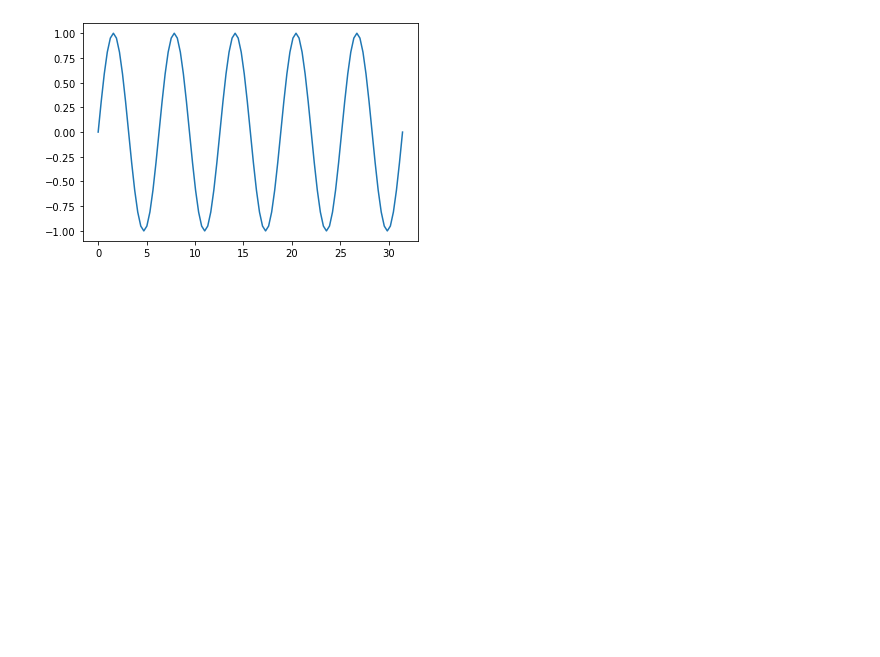
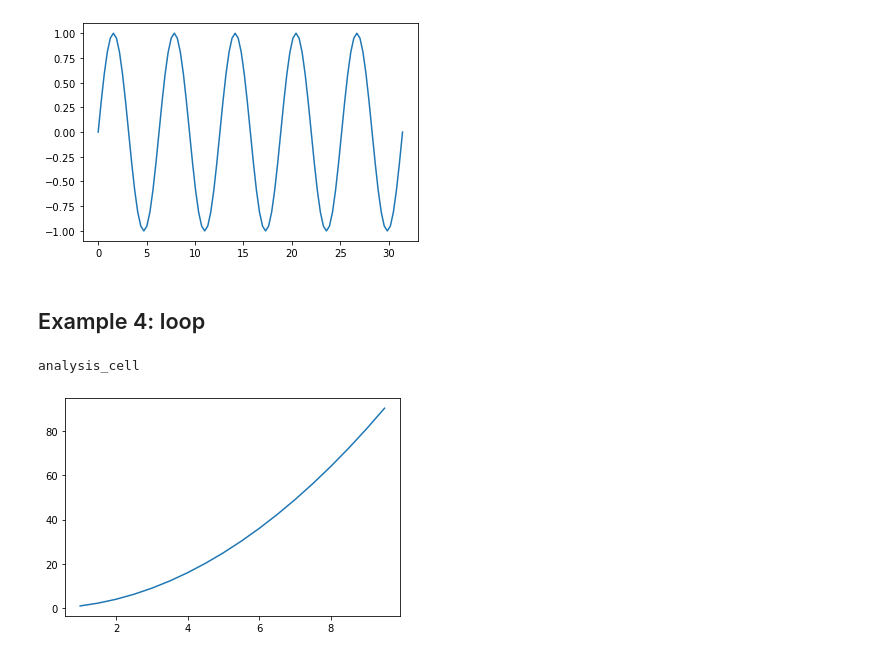
Before and after one commit to kyrylo-gr/labmate, a Jupyter notebook: docs/examples/acquisition_and_analysis_notebook.ipynb, the cells around one changed output. Cells and saved outputs as stored; diff of their text form; code cells hidden in the pictures; blank space fills up the shorter version.

```diff
--- a/docs/examples/acquisition_and_analysis_notebook.ipynb
+++ b/docs/examples/acquisition_and_analysis_notebook.ipynb
@@ -120,3 +99,5 @@ AQM.save_fig(fig) # even with loaded data, the analysis script and figures are o
 # %% [output]
 analysis_cell
 [figure]
+# %% [markdown]
+## Example 4: loop
@@ -122,0 +106,15 @@ analysis_cell
+# %%
+%%acquisition_cell
+
+aqm.aq.x_loop = loop = AcquisitionLoop()
+for i in loop(1, 10, .5):
+    loop(x=i, y=i**2)
+# %%
+%%analysis_cell
+
+plt.figure()
+plt.plot(aqm.data.x_loop.x, aqm.data.x_loop.y)
+plt.show()
+# %% [output]
+analysis_cell
+[figure, added]
```
Also changed, not shown: parts of 10 cells of this notebook, 18 other files.
